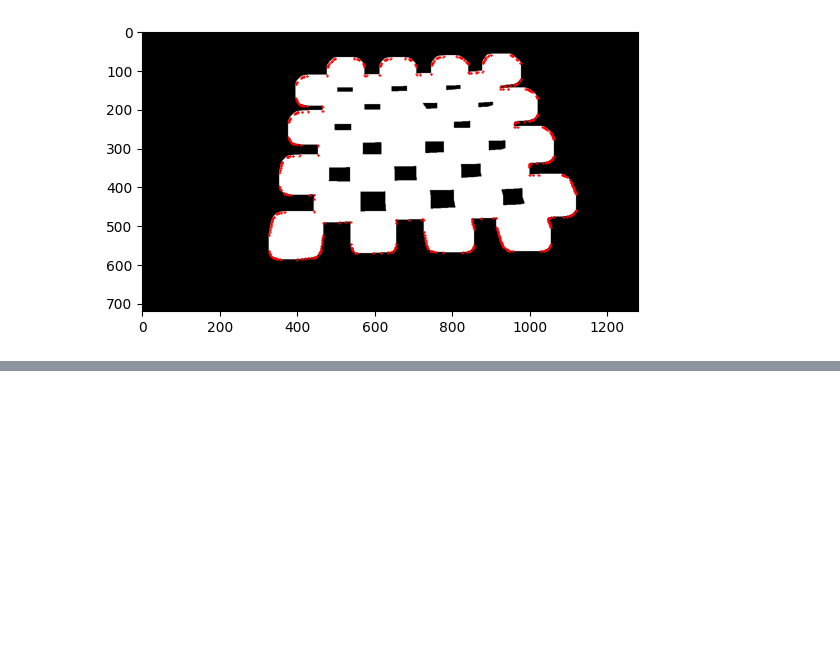
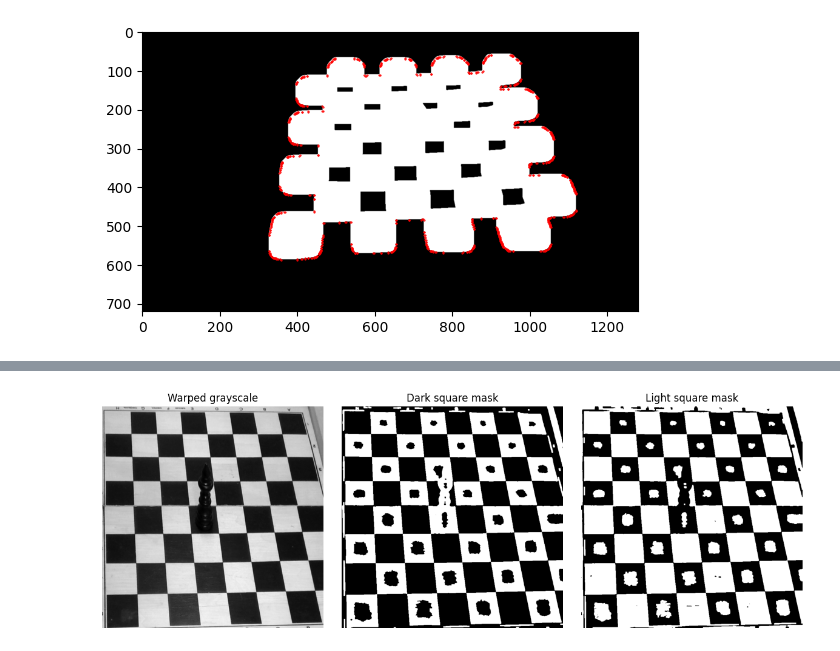
Before and after one commit to tbergkvist/FRTN85_group8, a Jupyter notebook: chess_board_positions.ipynb, the cells around one changed output, grey strips where cells are left out. Cells and saved outputs as stored; diff of their text form; code cells hidden in the pictures; blank space fills up the shorter version.

```diff
--- a/chess_board_positions.ipynb
+++ b/chess_board_positions.ipynb
@@ -193,0 +194,43 @@ plt.imshow(warped)
+# %%
+warped_gray = cv2.cvtColor(warped, cv2.COLOR_RGB2GRAY)
+warped_blurred = cv2.GaussianBlur(warped_gray, (7, 7), 0)
+
+# Derive an odd adaptive window size that is proportional to the warped board size
+adaptive_window = max(11, (warped_gray.shape[0] // 16) * 2 + 1)
+dark_mask = cv2.adaptiveThreshold(
+    warped_blurred,
+    255,
+    cv2.ADAPTIVE_THRESH_GAUSSIAN_C,
+    cv2.THRESH_BINARY_INV,
+    adaptive_window,
+    5,
+)
+light_mask = cv2.adaptiveThreshold(
+    warped_blurred,
+    255,
+    cv2.ADAPTIVE_THRESH_GAUSSIAN_C,
+    cv2.THRESH_BINARY,
+    adaptive_window,
+    5,
+)
+
+kernel = np.ones((5, 5), np.uint8)
+dark_mask = cv2.morphologyEx(dark_mask, cv2.MORPH_OPEN, kernel)
+light_mask = cv2.morphologyEx(light_mask, cv2.MORPH_OPEN, kernel)
+
+plt.figure(figsize=(12, 4))
+plt.subplot(1, 3, 1)
+plt.imshow(warped_gray, cmap="gray")
+plt.title("Warped grayscale")
+plt.axis("off")
+plt.subplot(1, 3, 2)
+plt.imshow(dark_mask, cmap="gray")
+plt.title("Dark square mask")
+plt.axis("off")
+plt.subplot(1, 3, 3)
+plt.imshow(light_mask, cmap="gray")
+plt.title("Light square mask")
+plt.axis("off")
+plt.tight_layout()
+# %% [output]
+[figure, added]
```
Also changed, not shown: parts of 6 cells of this notebook, 1 other file.
